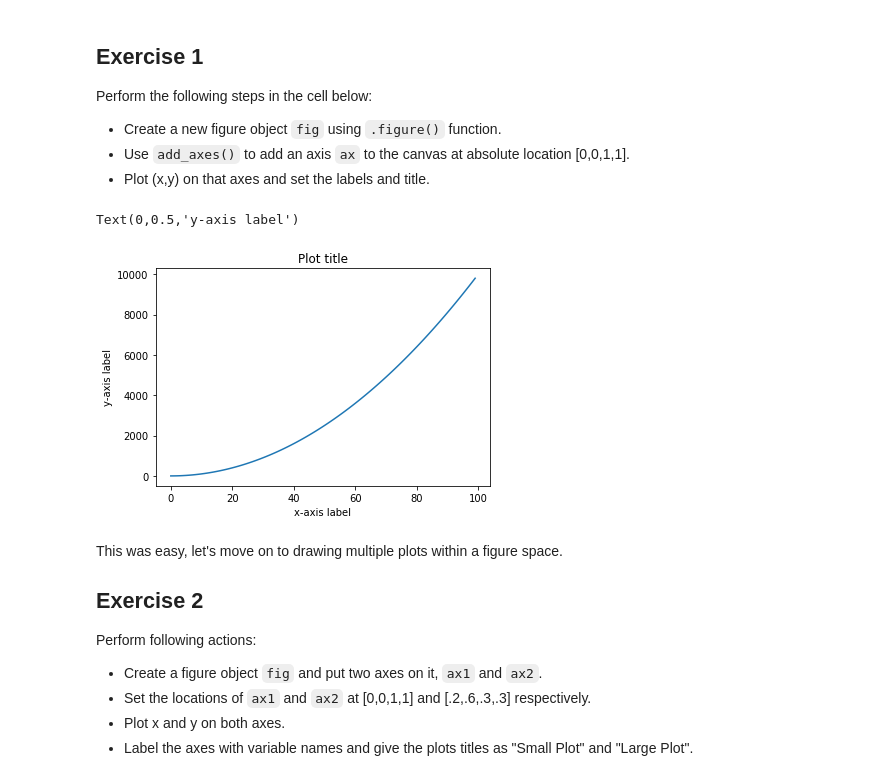
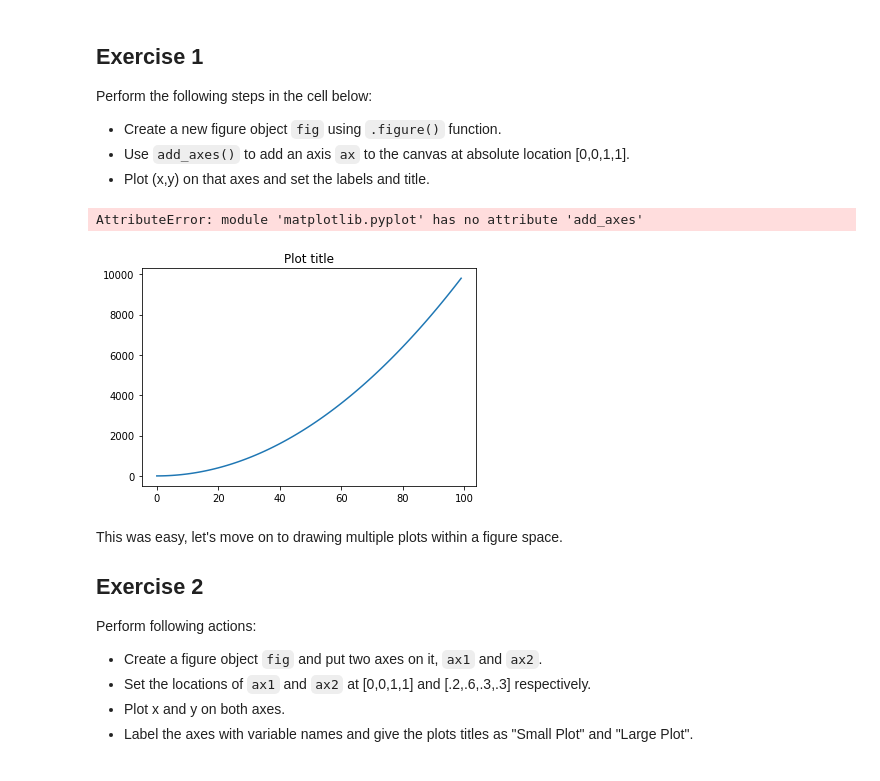
Before and after one commit to JIago25/ds-skills2-customizing-visualizations-with-matplotlib-lab-nyc-ds-skills-112618, a Jupyter notebook: index.ipynb, the cells around one changed output. Drawn from its saved outputs; the diff is of its cells as text; code cells hidden in the pictures.

```diff
--- a/index.ipynb
+++ b/index.ipynb
@@ -63,12 +63,12 @@ Perform the following steps in the cell below:
 # %%
 plt.plot(x,z)
 plt.title("Plot title")
-plt.add_axes()
+plt.add_axes([0,0,1,1])
 plt.xlabel("x-axis label")
 plt.ylabel("y-axis label")
 # %% [output]
-Text(0,0.5,'y-axis label')
+AttributeError: module 'matplotlib.pyplot' has no attribute 'add_axes'
-[figure, old version]
+[figure, new version]
 # %% [markdown]
 This was easy, let's move on to drawing multiple plots within a figure space.
 
```
